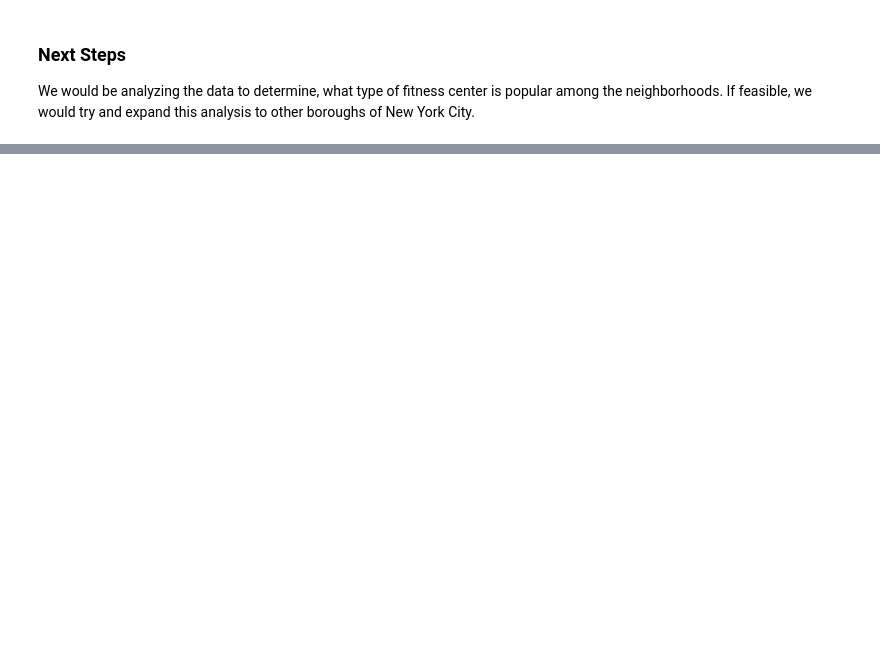
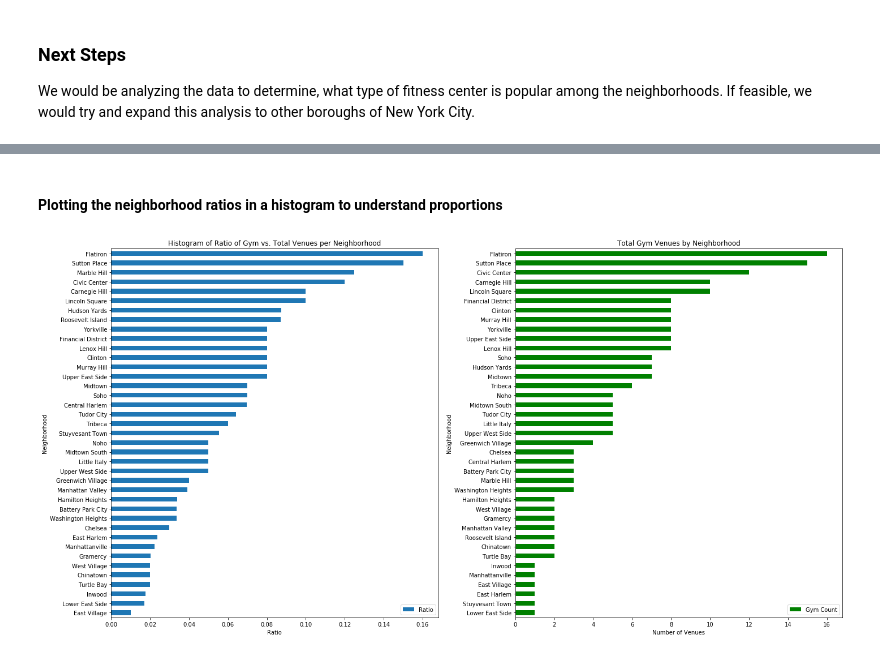
Before and after one commit to devdatta-k/Coursera_Capstone, a Jupyter notebook: CourseraCapstone_Data Analysis Notebook - Coursera.ipynb, the cells around one changed output, grey strips where cells are left out. Saved outputs shown, nothing was run; the diff lists cells and outputs as text; code cells hidden in the pictures; blank space fills up the shorter version.

```diff
--- a/CourseraCapstone_Data Analysis Notebook - Coursera.ipynb
+++ b/CourseraCapstone_Data Analysis Notebook - Coursera.ipynb
@@ -32,9 +42,9 @@ Data Sources
 ### Data Extraction and Cleanup <a name="dataextraction"></a>
 # %%
 # Declaring the API Keys and parameters
-google_api_key=""
-CLIENT_ID = '' # your Foursquare ID
-CLIENT_SECRET = '' # your Foursquare Secret
+google_api_key="AIzaSyBJcnM8gxGg4fSyPmaIuHzPUOaC4-Yh9IU"
+CLIENT_ID = 'ICDUCRQGXUFSEINKRNZEYRTD2CGH42XRD2GKBIQVD3PAYOJM' # your Foursquare ID
+CLIENT_SECRET = 'SKMF501VQC1V0BHJZHAS1GO30NKR4ZIGFWP1ONA0CUFSBXTF' # your Foursquare Secret
 VERSION = '20191201'
 LIMIT = 100
 radius = 500
@@ -195,6 +229,8 @@ gymCat = ['Gym / Fitness Center','Boxing Gym','Climbing Gym','Cycle Studio',
          'Gym Pool','Gymnastics Gym','Gym','Martial Arts Dojo',
          'Outdoor Gym','Pilates Studio','Track','Weight Loss Center',
          'Yoga Studio']
+
+city_venues['Is Gym'] = 0
 
 # Updating DF to add Is Gym identifier
 for cat in city_venues['Venue Category']:
@@ -255,0 +440,11 @@ We would be analyzing the data to determine, what type of fitness center is popu
+# %%
+# Create a new Data Frame with counts of venue and gyms per neighborhood
+dfManCnt = city_venues[["Neighborhood","Neighborhood Latitude","Neighborhood Longitude","Is Gym"]]
+dfManCnt = city_venues.groupby(["Neighborhood","Neighborhood Latitude","Neighborhood Longitude"])["Neighborhood"].count().to_frame("Venue Count").reset_index()
+dfManCnt_gym = city_venues[city_venues["Is Gym"]==1].groupby(["Neighborhood","Neighborhood Latitude","Neighborhood Longitude"])["Neighborhood"].count().to_frame("Gym Count").reset_index()
+dfManCnt_gym
+
+# Data Frame with Total Venue counts and Total Gyms by Neighborhood
+dfManCnt = dfManCnt.merge(dfManCnt_gym)
+dfManCnt["Ratio"] = dfManCnt["Gym Count"]/dfManCnt["Venue Count"]
+dfManCnt.sort_values(['Ratio','Neighborhood'], ascending=False).head(5)
@@ -255,0 +458,32 @@ We would be analyzing the data to determine, what type of fitness center is popu
+# %% [markdown]
+#### Plotting the neighborhood ratios in a histogram to understand proportions
+# %%
+%matplotlib inline
+
+import matplotlib as mpl
+import matplotlib.pyplot as plt
+
+dfManPlt = dfManCnt[["Neighborhood","Ratio"]].sort_values('Ratio').reset_index(drop=True).set_index('Neighborhood')
+dfManHist = dfManCnt[["Neighborhood", "Gym Count"]].sort_values('Gym Count').reset_index(drop=True).set_index('Neighborhood')
+
+fig = plt.figure() # create figure
+
+ax0 = fig.add_subplot(1, 2, 1) # add subplot 1 (1 row, 2 columns, first plot)
+ax1 = fig.add_subplot(1, 2, 2) # add subplot 2 (1 row, 2 columns, second plot). See tip below**
+
+# Subplot 1: Bar (H)
+dfManPlt.plot(kind='barh', figsize=(20, 10), ax=ax0) # add to subplot 1
+ax0.set_title('Histogram of Ratio of Gym vs. Total Venues per Neighborhood')
+ax0.set_xlabel('Ratio')
+ax0.set_ylabel('Neighborhood')
+
+# Subplot 2: Histogram
+dfManHist.plot(kind='barh', figsize=(20, 10), color="green", ax=ax1) # add to subplot 2
+ax1.set_title ('Total Gym Venues by Neighborhood')
+ax1.set_ylabel('Neighborhood')
+ax1.set_xlabel('Number of Venues')
+
+fig.tight_layout()
+plt.show()
+# %% [output]
+[figure, added]
```
Also changed, not shown: parts of 53 cells of this notebook, 1 other file.
